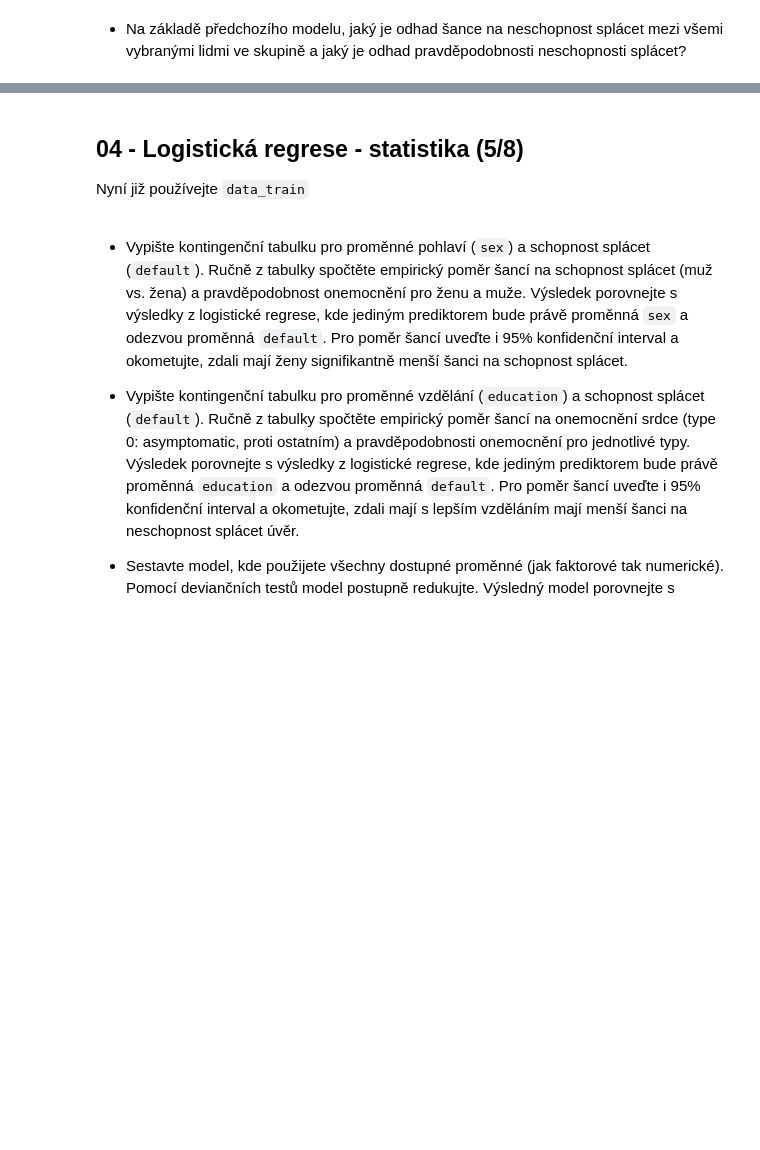
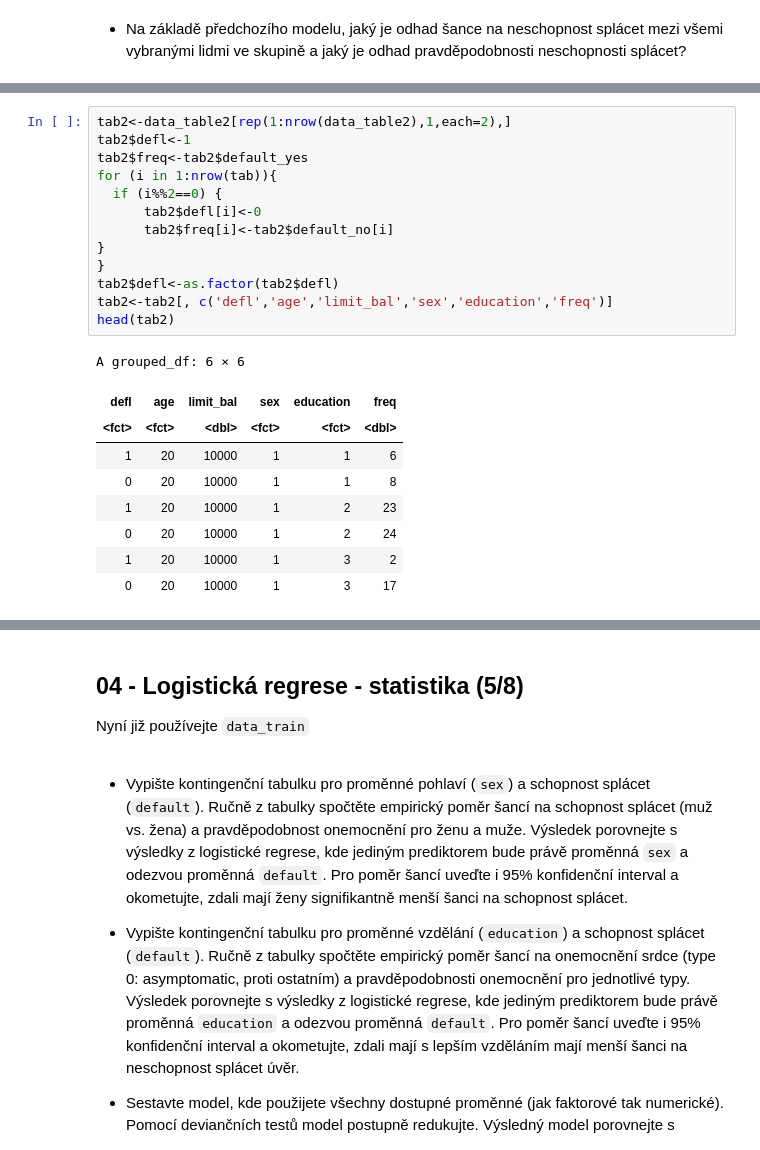
Before and after one commit to jazkre/01ZLMA, a Jupyter notebook: Copy_of_01ZLMA_zapoctova_uloha_2023.ipynb, the cells around one changed output, grey strips where cells are left out. Drawn from its saved outputs; the diff is of its cells as text; blank space fills up the shorter version.

```diff
--- a/Copy_of_01ZLMA_zapoctova_uloha_2023.ipynb
+++ b/Copy_of_01ZLMA_zapoctova_uloha_2023.ipynb
@@ -836,0 +1202,23 @@ probability_n_pay
+# %%
+tab2<-data_table2[rep(1:nrow(data_table2),1,each=2),]
+tab2$defl<-1
+tab2$freq<-tab2$default_yes
+for (i in 1:nrow(tab)){
+  if (i%%2==0) {
+      tab2$defl[i]<-0
+      tab2$freq[i]<-tab2$default_no[i]
+}
+}
+tab2$defl<-as.factor(tab2$defl)
+tab2<-tab2[, c('defl','age','limit_bal','sex','education','freq')]
+head(tab2)
+# %% [output]
+A grouped_df: 6 × 6
+| defl | age | limit_bal | sex | education | freq |
+| <fct> | <fct> | <dbl> | <fct> | <fct> | <dbl> |
+| 1 | 20 | 10000 | 1 | 1 | 6 |
+| 0 | 20 | 10000 | 1 | 1 | 8 |
+| 1 | 20 | 10000 | 1 | 2 | 23 |
+| 0 | 20 | 10000 | 1 | 2 | 24 |
+| 1 | 20 | 10000 | 1 | 3 | 2 |
+| 0 | 20 | 10000 | 1 | 3 | 17 |
```
Also changed, not shown: parts of 44 cells of this notebook.
